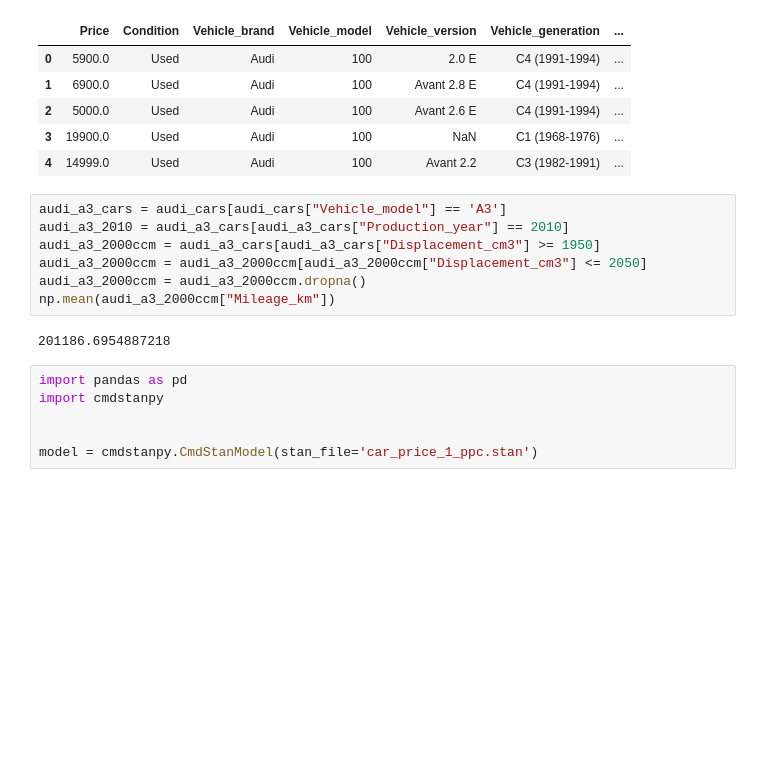
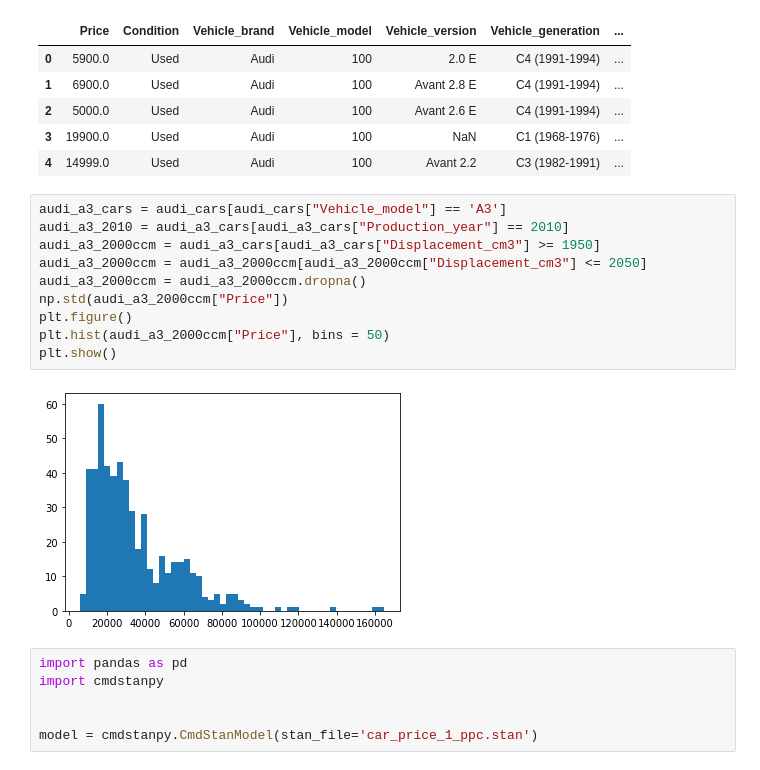
Before and after one commit to Karolina0110/DA, a Jupyter notebook: project/car_sales.ipynb, the cells around one changed output. Saved outputs shown, nothing was run; the diff lists cells and outputs as text; blank space fills up the shorter version.

```diff
--- a/project/car_sales.ipynb
+++ b/project/car_sales.ipynb
@@ -16,12 +16,15 @@ audi_cars.head()
 # %%
 audi_a3_cars = audi_cars[audi_cars["Vehicle_model"] == 'A3']
 audi_a3_2010 = audi_a3_cars[audi_a3_cars["Production_year"] == 2010]
 audi_a3_2000ccm = audi_a3_cars[audi_a3_cars["Displacement_cm3"] >= 1950]
 audi_a3_2000ccm = audi_a3_2000ccm[audi_a3_2000ccm["Displacement_cm3"] <= 2050]
 audi_a3_2000ccm = audi_a3_2000ccm.dropna()
-np.mean(audi_a3_2000ccm["Mileage_km"])
+np.std(audi_a3_2000ccm["Price"])
+plt.figure()
+plt.hist(audi_a3_2000ccm["Price"], bins = 50)
+plt.show()
 # %% [output]
-201186.6954887218
+[figure, added]
 # %%
 import pandas as pd
 import cmdstanpy
```
Also changed, not shown: parts of 6 cells of this notebook, 3 other files.
